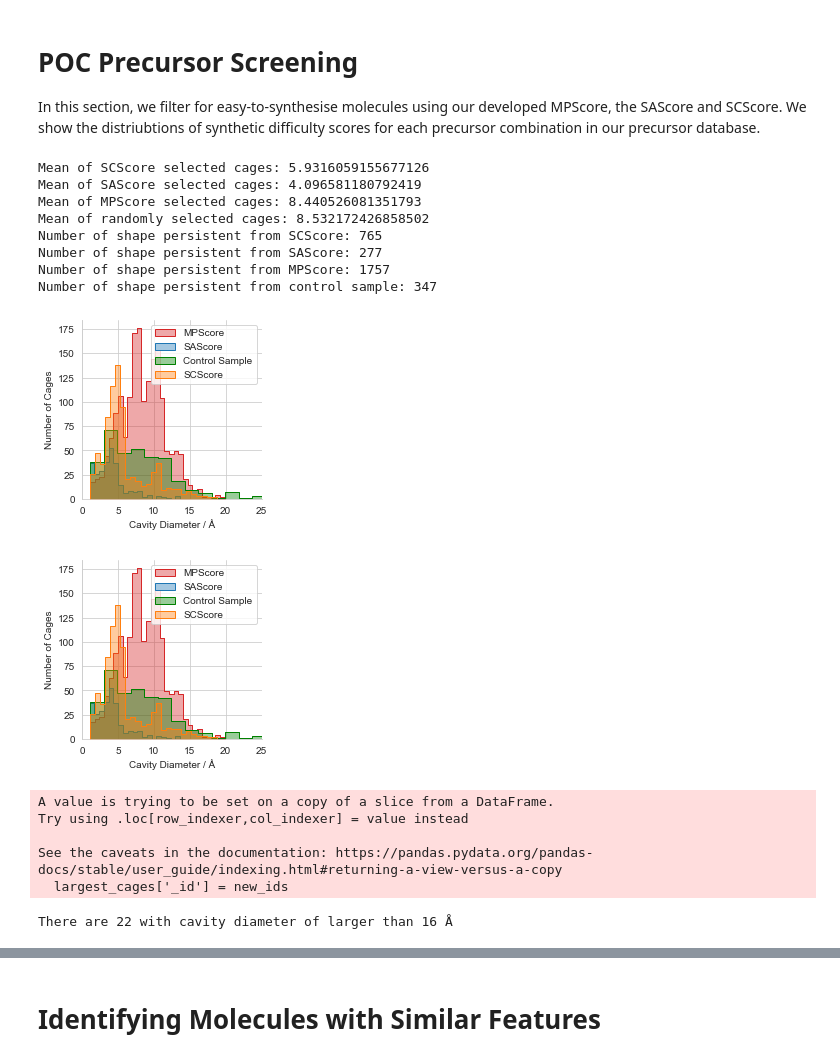
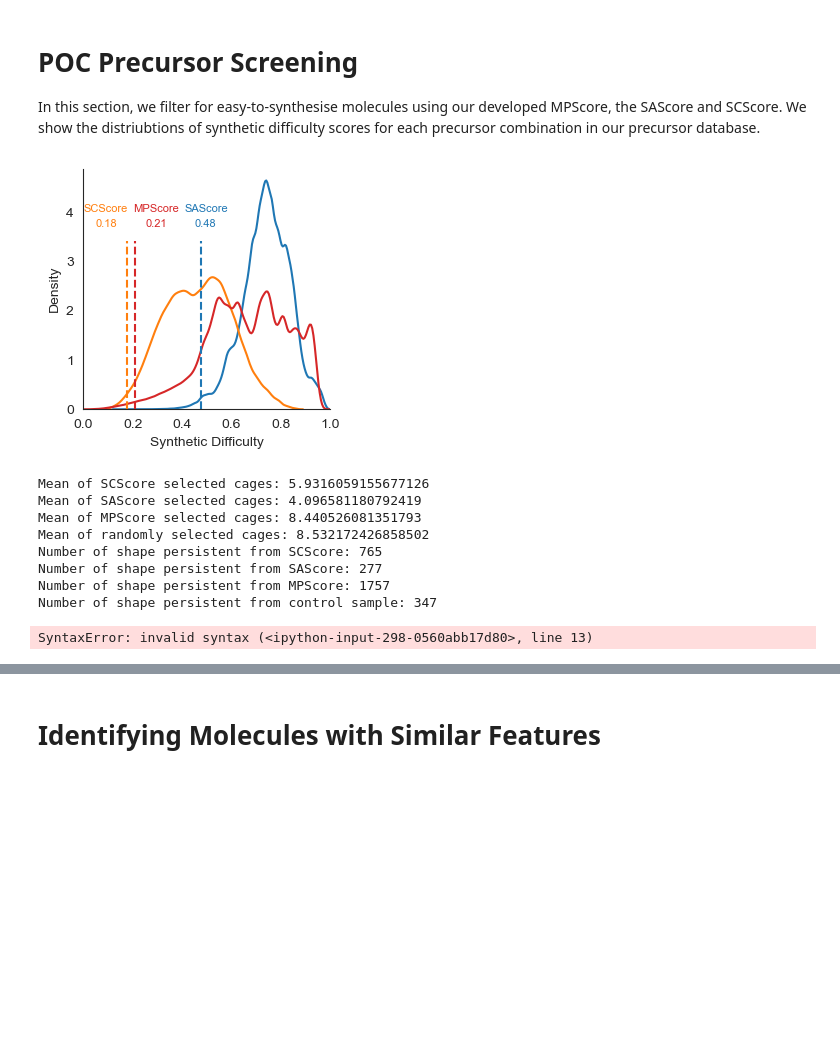
Before and after one commit to stevenkbennett/synthetic_accessibility_project, a Jupyter notebook: notebooks/database_analysis.ipynb, the cells around one changed output, grey strips where cells are left out. Saved outputs shown, nothing was run; the diff lists cells and outputs as text; code cells hidden in the pictures; blank space fills up the shorter version.

```diff
--- a/notebooks/database_analysis.ipynb
+++ b/notebooks/database_analysis.ipynb
@@ -251,11 +326,16 @@ def plot_figure6(model, standardize_smiles, cached_smiles_converter, recalculate
 
     ax.tick_params(labelsize='medium')
     ax.set_xlim(0, 1.0)
-    return fig, ax
+    return fig
 # %%
-fig, ax = plot_figure6(model=model, standardize_smiles=cached_standardize_smiles, cached_smiles_converter=cached_smiles_converter, recalculate_scores=True)
-fig_path = Path('../images/Figure_6.pdf').resolve()
-fig.savefig(str(fig_path), dpi=300)
+fig6 = plot_figure6(model=model, standardize_smiles=cached_standardize_smiles, cached_smiles_converter=cached_smiles_converter, recalculate_scores=True)
+plt.tight_layout()
+fig_path = Path('/Users/stevenbennett/Dropbox/Apps/Overleaf/Synthetic Accessibility Project/REVISIONS/Figure_Updated/Main/Figure_6.pdf').resolve()
+fig6.savefig(str(fig_path), dpi=300)
+# %%
+fig6
+# %% [output]
+[figure, added]
 # %%
 def get_precursor_combinations(model, standardize_smiles, cached_smiles_converter, recalculate_scores=True):
     # Loading Reaxys data
@@ -293,9 +373,9 @@ def plot_figure_7(model, standardize_smiles, cached_smiles_converter, recalculat
     mpscore_selected = df_combinations[df_combinations['mpscore_combination'] < df_combinations['mpscore_combination'].quantile(0.01)].drop_duplicates('_id')['_id']
     sa_selected = df_combinations[df_combinations['sascore_combination'] < df_combinations['sascore_combination'].quantile(0.01)].drop_duplicates('_id')['_id']
     sc_selected = df_combinations[df_combinations['scscore_combination'] < df_combinations['scscore_combination'].quantile(0.01)].drop_duplicates('_id')['_id']
-    mpscore_cages = df[df['_id'].isin(mpscore_selected)].merge(df_combinations, how='left', on='_id')
-    sa_cages = df[df['_id'].isin(sa_selected)].merge(df_combinations, how='left', on='_id')
-    sc_cages = df[df['_id'].isin(sc_selected)].merge(df_combinations, how='left', on='_id')
+    mpscore_cages = df[df['_id'].isin(mpscore_selected)].merge(df_combinations, how='left', on='_id').drop_duplicates('_id')
+    sa_cages = df[df['_id'].isin(sa_selected)].merge(df_combinations, how='left', on='_id').drop_duplicates('_id')
+    sc_cages = df[df['_id'].isin(sc_selected)].merge(df_combinations, how='left', on='_id').drop_duplicates('_id')
     assert all((len(mpscore_cages) == len(mpscore_selected), len(sc_cages) == len(sc_selected), len(sa_cages) == len(sa_selected)))
     sp_sc_cages = sc_cages[(sc_cages['collapsed'] == False) & (sc_cages['cavity_size'] > 1.0)].drop_duplicates('_id')
     sp_mpscore_cages = mpscore_cages[(mpscore_cages['collapsed'] == False) & (mpscore_cages['cavity_size'] > 1.0)].drop_duplicates('_id')
@@ -322,19 +402,19 @@ def plot_figure_7(model, standardize_smiles, cached_smiles_converter, recalculat
     mpscore_cavity_sizes = sp_mpscore_cages['cavity_size']
     sns.histplot(x=mpscore_cavity_sizes, ax=ax, kde=False, color=colors['mpscore'], element='step', edgecolor=colors['mpscore'], linewidth=1, alpha=0.4, label='MPScore')
     sa_cavity_sizes =sp_sa_cages['cavity_size']
-    sns.histplot(x=sa_cavity_sizes, ax=ax , kde=False, color=colors['sascore'], element='step', edgecolor=colors['sascore'], linewidth=1, alpha=0.4, label='SAScore')
     random_cavity_sizes = df_random_selection[(df_random_selection['collapsed'] == False) &  (df_random_selection['cavity_size'] > 1.0)]['cavity_size']
     sns.histplot(x=random_cavity_sizes, ax=ax, kde=False, color='green', element='step', edgecolor='green', linewidth=1, alpha=0.4, label='Control Sample')
     sc_cavity_sizes = sp_sc_cages['cavity_size']
     sns.histplot(x=sc_cavity_sizes, ax=ax, kde=False, color=colors['scscore'], element='step', edgecolor=colors['scscore'], linewidth=1, alpha=0.4, label='SCScore')
+    sns.histplot(x=sa_cavity_sizes, ax=ax , kde=False, color=colors['sascore'], element='step', edgecolor=colors['sascore'], linewidth=1, alpha=0.4, label='SAScore')
     ax.set_xlim(0, 25)
     ax.set_xlabel('Cavity Diameter / Å', fontsize='medium')
     ax.set_ylabel('Number of Cages', fontsize='medium')
     sns.despine()
     ax.tick_params(labelsize='medium')
-    ax.legend()
+    ax.legend(fontsize="small")
     return fig
-plot_figure_7(model=model, standardize_smiles=standardize_smiles, cached_smiles_converter=cached_smiles_converter, recalculate_scores=True)
+fig7 = plot_figure_7(model=model, standardize_smiles=standardize_smiles, cached_smiles_converter=cached_smiles_converter, recalculate_scores=True)
 # %% [output]
 Mean of SCScore selected cages: 5.9316059155677126
 Mean of SAScore selected cages: 4.096581180792419
@@ -344,5 +424,3 @@ Number of shape persistent from SCScore: 765
 Number of shape persistent from SAScore: 277
 Number of shape persistent from MPScore: 1757
 Number of shape persistent from control sample: 347
-[figure, removed]
-[figure, removed]
@@ -362,7 +443,8 @@ def get_largest_cages():
     sp_sc_cages = sc_cages[(sc_cages['collapsed'] == False) & (sc_cages['cavity_size'] > 1.0)].drop_duplicates('_id')
     sp_mpscore_cages = mpscore_cages[(mpscore_cages['collapsed'] == False) & (mpscore_cages['cavity_size'] > 1.0)].drop_duplicates('_id')
     sp_sa_cages = sa_cages[(sa_cages['collapsed'] == False) & (sa_cages['cavity_size'] > 1.0)].drop_duplicates('_id')
-    largest_cages = pd.concat([sp_sc_cages, sp_sa_cages, sp_mpscore_cages])
+
+    largest_cages = pd.concat([sp_mpscore_cages, sp_sc_cages, sp_sa_cages])
     largest_cages = largest_cages.query('cavity_size > 16.0')
     # Used to replace SMILES strings, one does not contain stereochemistry
     new_ids = largest_cages['_id'].apply(lambda x: x.replace('O=Cc1ccc(/C=C/c2cc(/C=C/c3ccc(C=O)cc3)cc(/C=C/c3ccc(C=O)cc3)c2)cc1', 'O=Cc1ccc(C=Cc2cc(C=Cc3ccc(C=O)cc3)cc(C=Cc3ccc(C=O)cc3)c2)cc1')).to_list()
@@ -372,9 +454,4 @@ def get_largest_cages():
     return largest_cages
 largest_cages = get_largest_cages()
 # %% [output]
-A value is trying to be set on a copy of a slice from a DataFrame.
-Try using .loc[row_indexer,col_indexer] = value instead
-
-See the caveats in the documentation: https://pandas.pydata.org/pandas-docs/stable/user_guide/indexing.html#returning-a-view-versus-a-copy
-  largest_cages['_id'] = new_ids
+SyntaxError: invalid syntax (<ipython-input-298-0560abb17d80>, line 13)
-There are 22 with cavity diameter of larger than 16 Å
```
Also changed, not shown: parts of 56 cells of this notebook, 2 other files.
